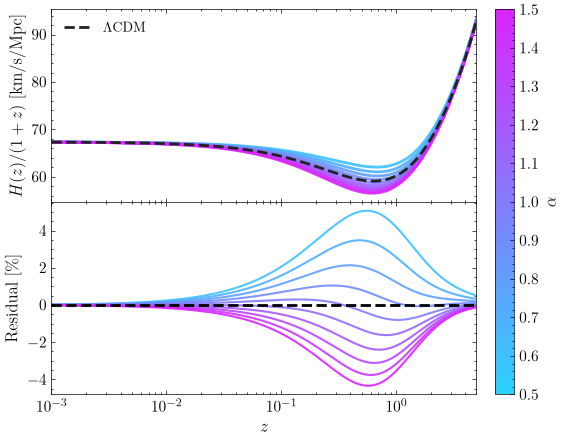
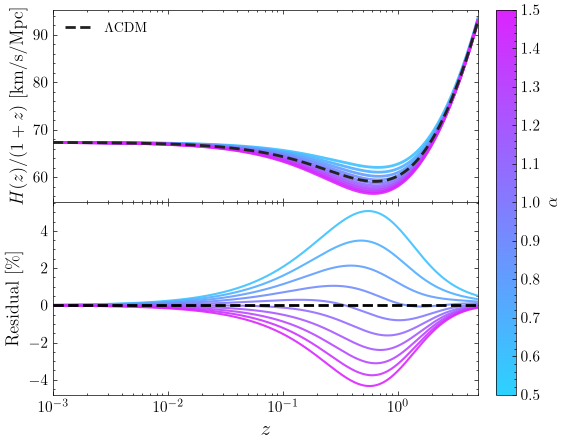
The change to this notebook cell's code, shown as a diff; its figure went from the first image to the second:
--- before
+++ after
@@ -20,12 +20,11 @@
     axr.plot(z_plot, (Hg/Hl - 1.) * 100, color=col, lw=1.5, alpha=0.9)
 
-ax.set_ylabel(r'$H(z)/(1+z)$  [km/s/Mpc]')
+ax.set_ylabel(r'$H(z)/(1+z)$  [km/s/Mpc]', fontsize=13)
 ax.set_xscale('log')
 
 # ax.set_title('Hubble parameter H(z)')
 ax.legend(loc='upper left')
-axr.set_ylabel(r'$H_{\rm GREA}/H_{\Lambda {\rm CDM}} - 1$')
-axr.set_ylabel(r'Residual [\%]')
-axr.set_xlabel('$z$')
+axr.set_ylabel(r'Residual [\%]', fontsize=13)
+axr.set_xlabel('$z$', fontsize=15)
 add_alpha_colorbar(fig, (axr, ax))
 ax.grid(False)

Commit: Added reconstruction plots